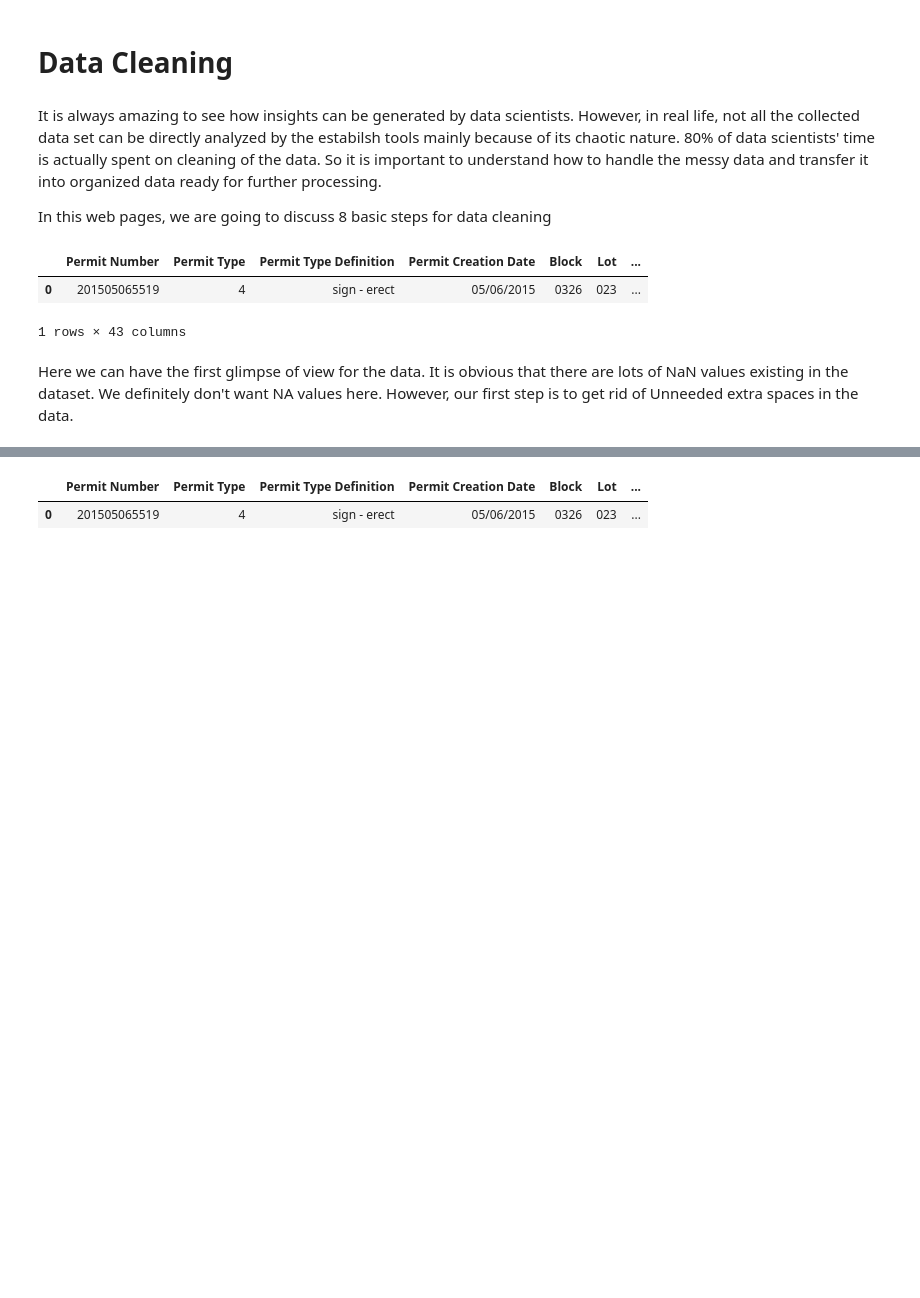
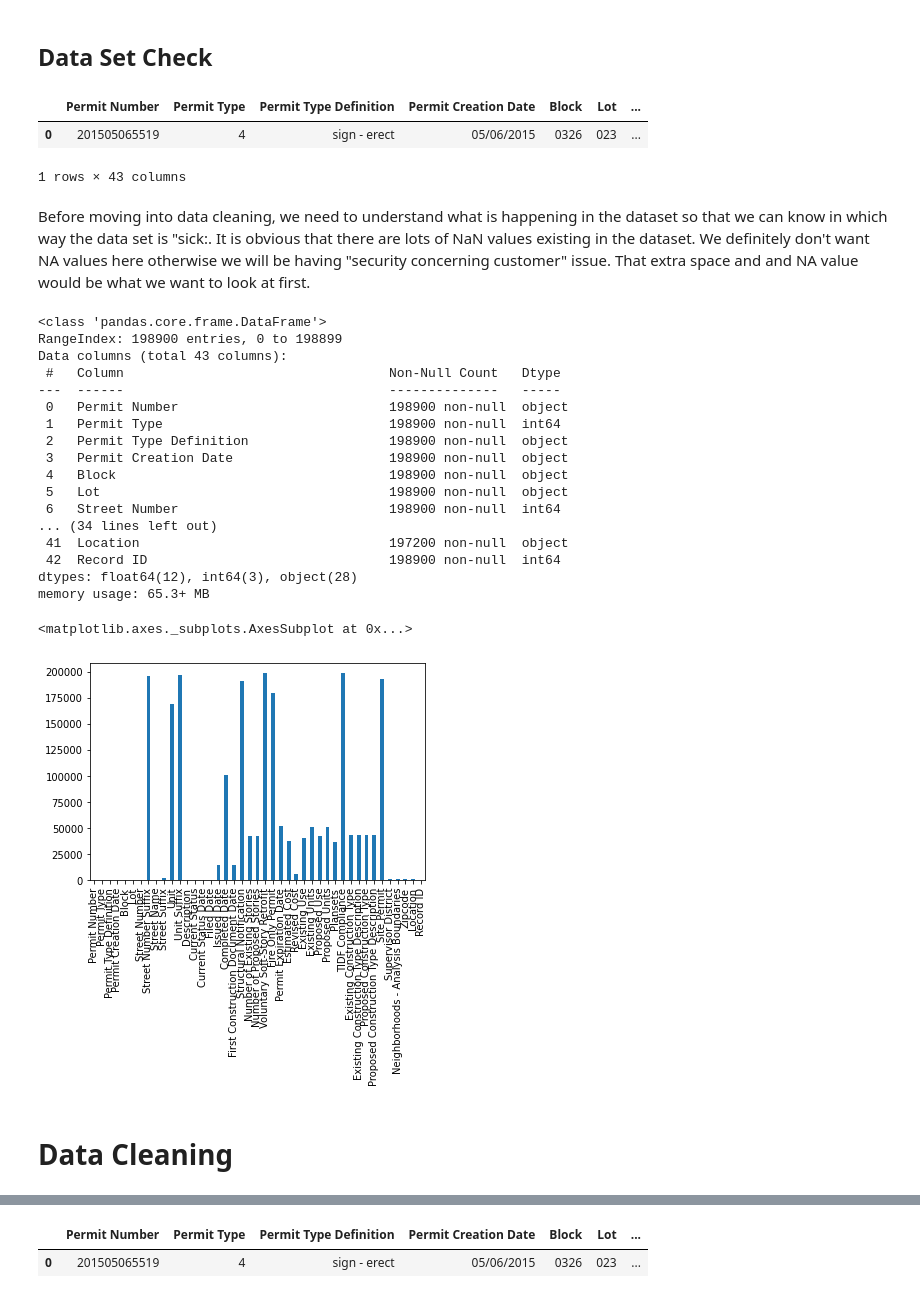
Before and after one commit to Analytics-at-Sauder/NB0007_Data_Cleaning, a Jupyter notebook: Data Cleaning.ipynb, the cells around one changed output, grey strips where cells are left out. Saved outputs shown, nothing was run; the diff lists cells and outputs as text; code cells hidden in the pictures; blank space fills up the shorter version.

Commit message:
update data cleaning

```diff
--- a/Data Cleaning.ipynb
+++ b/Data Cleaning.ipynb
@@ -0,0 +25,2 @@
+# %% [markdown]
+## Data Set Check
@@ -1,6 +36,36 @@
+# %%
+mydata.head(1)
+# %% [output]
+|  | Permit Number | Permit Type | Permit Type Definition | Permit Creation Date | Block | Lot | ... |
+| 0 | 201505065519 | 4 | sign - erect | 05/06/2015 | 0326 | 023 | ... |
+1 rows × 43 columns
+# %% [markdown]
+Before moving into data cleaning, we need to understand what is happening in the dataset so that we can know in which way the data set is "sick:. It is obvious that there are lots of NaN values existing in the dataset. We definitely don't want NA values here otherwise we will be having "security concerning customer" issue. That extra space and and NA value would be what we want to look at first.
+# %%
+# get info about all columns
+mydata.info()
+
+# create some exploratory visualization
+mydata.isna().sum().plot(kind='bar')
+# %% [output]
+<class 'pandas.core.frame.DataFrame'>
+RangeIndex: 198900 entries, 0 to 198899
+Data columns (total 43 columns):
+ #   Column                                  Non-Null Count   Dtype
+---  ------                                  --------------   -----
+ 0   Permit Number                           198900 non-null  object
+ 1   Permit Type                             198900 non-null  int64
+ 2   Permit Type Definition                  198900 non-null  object
+ 3   Permit Creation Date                    198900 non-null  object
+ 4   Block                                   198900 non-null  object
+ 5   Lot                                     198900 non-null  object
+ 6   Street Number                           198900 non-null  int64
+... (34 lines left out)
+ 41  Location                                197200 non-null  object
+ 42  Record ID                               198900 non-null  int64
+dtypes: float64(12), int64(3), object(28)
+memory usage: 65.3+ MB
+<matplotlib.axes._subplots.AxesSubplot at 0x...>
+[figure, added]
 # %% [markdown]
 # Data Cleaning
-# %% [markdown]
-It is always amazing to see how insights can be generated by data scientists. However, in real life, not all the collected data set can be directly analyzed by the estabilsh tools mainly because of its chaotic nature. 80% of data scientists' time is actually spent on cleaning of the data. So it is important to understand how to handle the messy data and transfer it into organized data ready for further processing.
-
-In this web pages, we are going to discuss 8 basic steps for data cleaning
@@ -14,10 +72,2 @@ mydata = pd.read_csv("data/Building_Permits.csv")
-# %%
-mydata.head(1)
-# %% [output]
-|  | Permit Number | Permit Type | Permit Type Definition | Permit Creation Date | Block | Lot | ... |
-| 0 | 201505065519 | 4 | sign - erect | 05/06/2015 | 0326 | 023 | ... |
-1 rows × 43 columns
-# %% [markdown]
-Here we can have the first glimpse of view for the data. It is obvious that there are lots of NaN values existing in the dataset. We definitely don't want NA values here. However, our first step is to get rid of Unneeded extra spaces in the data.
 # %% [markdown]
 ## Step 1 : Get Rid Of Extras Spaces
```
Also changed, not shown: parts of 37 cells of this notebook, 4 other files.
